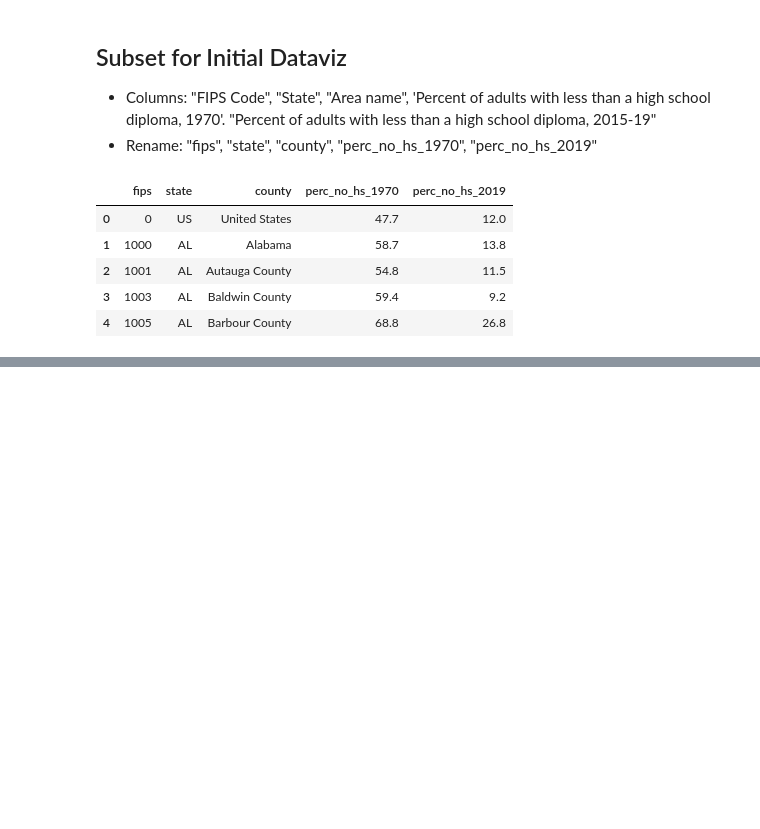
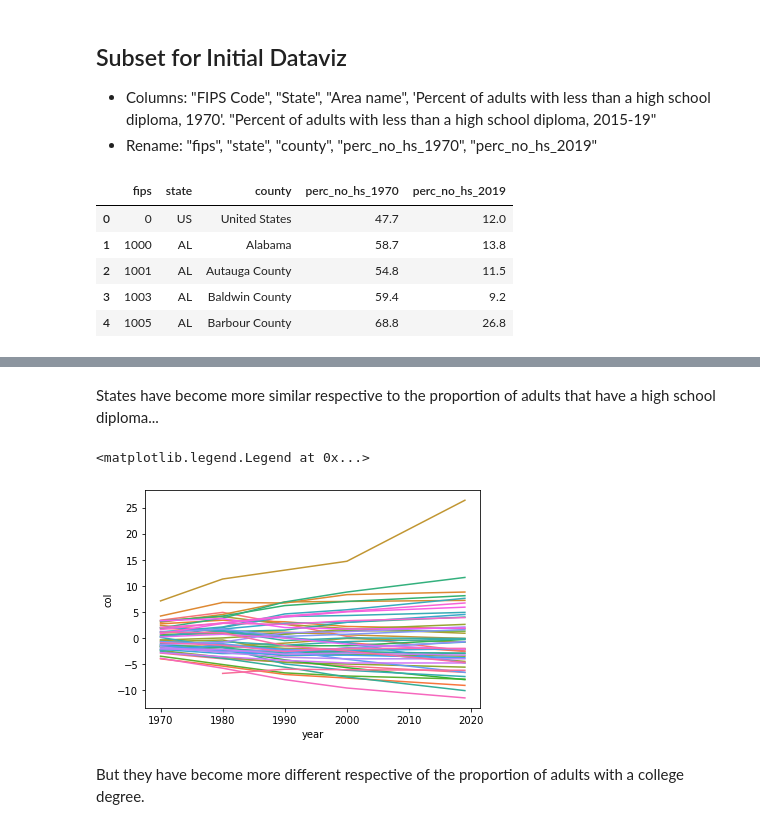
Before and after one commit to mrmauer/mrmauer.github.io, a Jupyter notebook: education-maps/prep/county_education_analysis_prep.ipynb, the cells around one changed output, grey strips where cells are left out. Drawn from its saved outputs; the diff is of its cells as text; code cells hidden in the pictures; blank space fills up the shorter version.

```diff
--- a/education-maps/prep/county_education_analysis_prep.ipynb
+++ b/education-maps/prep/county_education_analysis_prep.ipynb
@@ -120,0 +357,16 @@ subset.to_csv('data/perc_no_hs_2019.csv', index=False)
+# %% [markdown]
+States have become more similar respective to the proportion of adults that have a high school diploma...
+# %%
+sns.lineplot(
+    data=states_long,
+    x='year',
+    y='col',
+    hue='state'
+)
+
+plt.legend([],[], frameon=False)
+# %% [output]
+<matplotlib.legend.Legend at 0x...>
+[figure, added]
+# %% [markdown]
+But they have become more different respective of the proportion of adults with a college degree.
```
Also changed, not shown: parts of 25 cells of this notebook, 2 other files.
